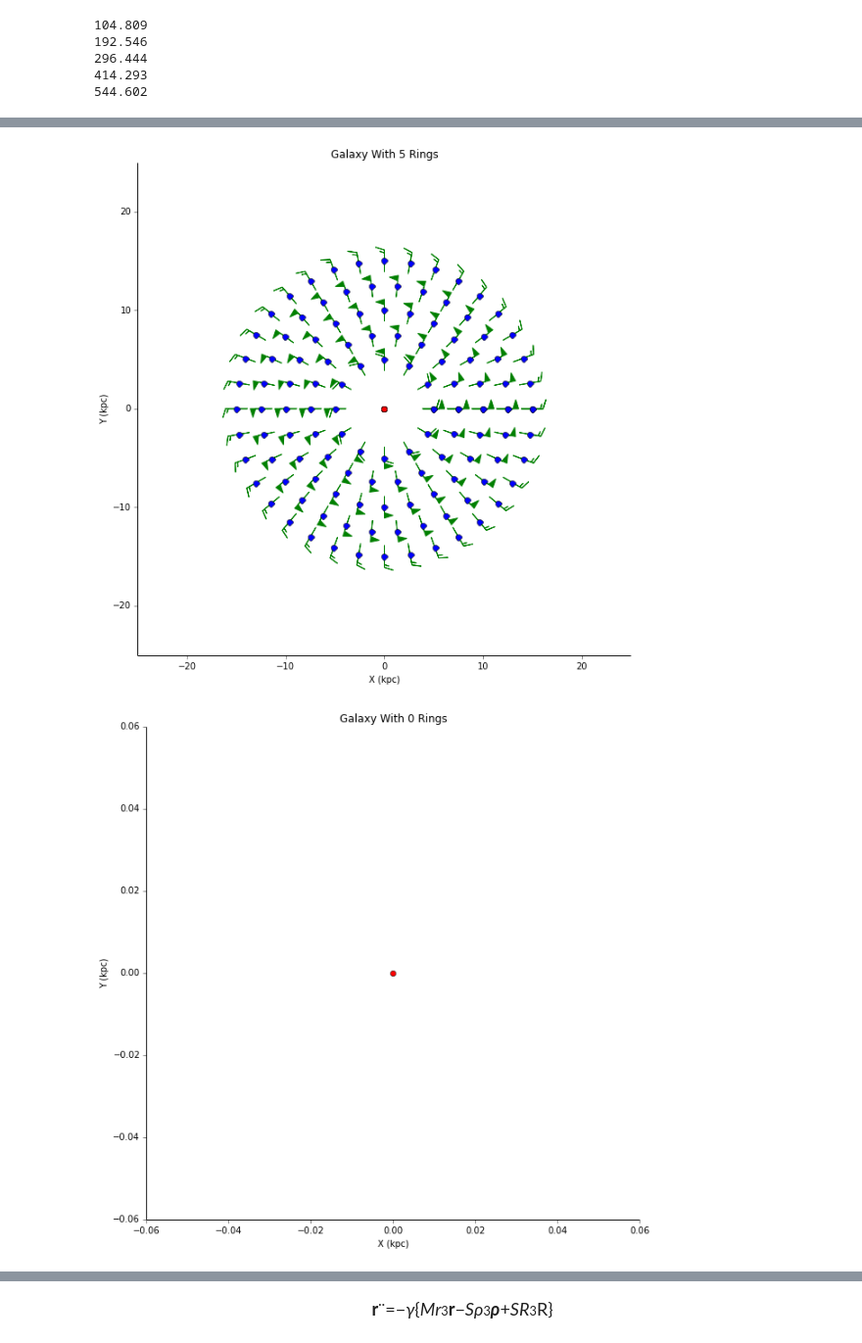
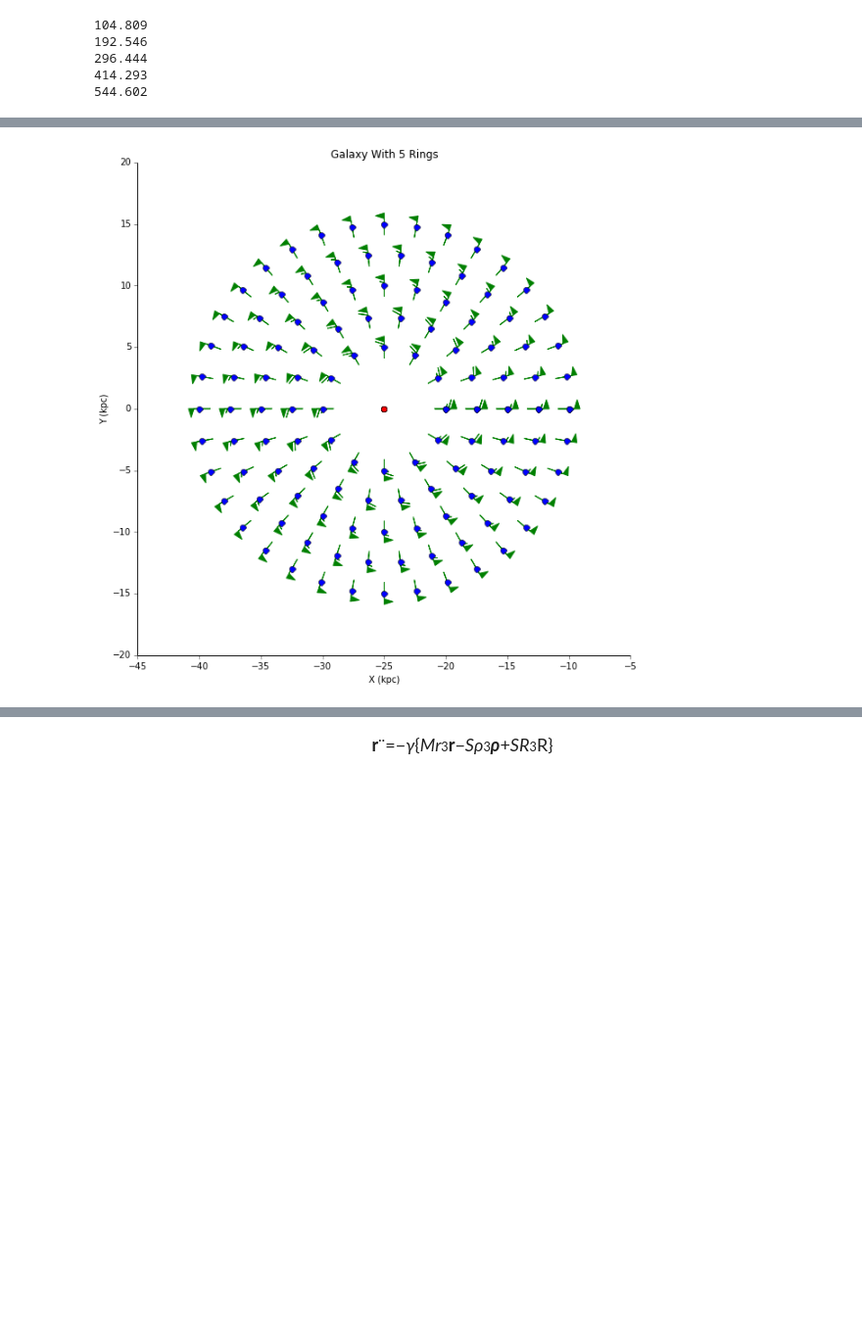
Before and after one commit to callen09/PHYS202-S14, a Jupyter notebook: GalaxyMerger/GalaxyMergerWork.ipynb, the cells around one changed output, grey strips where cells are left out. Shown at 98% size. Saved outputs shown, nothing was run; the diff lists cells and outputs as text; code cells hidden in the pictures; blank space fills up the shorter version.

```diff
--- a/GalaxyMerger/GalaxyMergerWork.ipynb
+++ b/GalaxyMerger/GalaxyMergerWork.ipynb
@@ -97,38 +100,39 @@ class Orbital(object):
         x = r*np.cos(t)
         y = r*np.sin(t)
 
-        xstar = r*np.cos(tstar) #Puts the stars into rings
+        xstar = r*np.cos(tstar)-25 #Puts the stars into rings
         ystar = r*np.sin(tstar) #Puts the stars into rings
 
 
         P = Period(r,LargeMass) #Utilizes the above period function
         initVel = (2*np.pi*r)/P #Dist/Time
-        vx = initVel*np.cos(tstar) #Initial velocity in x
-        vy = initVel*np.sin(tstar) #Intital velcity in y
+        initVel2 = initVel*1e2
+        vx = -initVel2*np.cos(tstar) #Initial velocity in x
+        vy = initVel2*np.sin(tstar) #Intital velcity in y
 
         #plt.plot(x,y,'k-',label = "Orbital Ring") #If we want to draw a circle in addition to the star markers
         plt.plot(xstar,ystar,'bo',markersize = 7,label = 'Stars')
-        plt.plot(0,0,'ro')
-        plt.xlim(-25,25) #The limits are the R0 distance given in Toomre and Toomre, for the purposes of visualization.
-        plt.ylim(-25,25)
+        plt.plot(-25,0,'ro')
+
 
         X,Y = xstar,ystar
         U,V = vx,vy
-        plt.barbs(X,Y,-U,-V,flagcolor='g',barb_increments=dict(half=0.05, full=0.1, flag=0.2),flip_barb=True,length=7,pivot='middle') #This plots a vector field showing the initial rotation of the orbitals.
+        plt.barbs(X,Y,U,-V,flagcolor='g',barb_increments=dict(half=4, full=9, flag=15),flip_barb=True,length=7,pivot='middle') #This plots a vector field showing the initial rotation of the orbitals.
 
 
     def Stars(self): #Generates an array containing the star positions, and associated velocities, w.r.t. time.
         r = self.position*R_min
         P = Period(r,LargeMass) #Utilizes the above period function
-        initVel = (2*np.pi*r)/P #Dist/Time
+        initVel = (2*np.pi*r)/P #Dist/Time - kpc/YRe6
+        initVel2 = initVel*1e2 #To get the velocity of the stars onto the same scale as the galactic orbit velocity scale, need to multiply by 10**2
 
         n = 360/self.objects #Used to generate stars again
         tstar = np.arange(0.,2*np.pi+0.1,n*np.pi/180+0.1)
-        xstar = r*np.cos(tstar)
+        xstar = r*np.cos(tstar)-25
         ystar = r*np.sin(tstar)
 
-        vx = initVel*np.cos(tstar) #Initial velocity in x
-        vy = initVel*np.sin(tstar) #Intital velcity in y
+        vx = -initVel2*np.cos(tstar) #Initial velocity in x
+        vy = initVel2*np.sin(tstar) #Intital velcity in y
 
         return np.array([xstar,ystar,vx,vy]) #The goal is the pass this array into the deriv function, much like we did with the damped projectile motion
 # %%
@@ -176,32 +178,31 @@ Orbital 2
 # %%
 def Galaxy(i):
     """Generates a galaxy with i rings based on the Orbital Class.
 
     Displays a graph with all the orbital rings on one graph, generating an image of the simplified circular galaxy."""
     plt.figure(figsize=(10,10),dpi=80) #Makes the graph large and square to properly show our mock circular galaxy
     ax = plt.gca()
     ax.tick_params(direction='out',top=False,right=False) #Cleans up the graph axes
     ax.spines['top'].set_visible(False)
     ax.spines['right'].set_visible(False)
 
     plt.xlabel('X (kpc)') #The distances are measured in kpc, with the center at the origin.
     plt.ylabel('Y (kpc)')
     plt.title('Galaxy With %i Rings' %(i))
 
 
-    for j in range(0,i+1): #For each ring up to the specified ring
-        if j == 0: #In the case of the companion galaxy, we don't want it to have any orbital rings, but it still has a center.
-            plt.plot(0,0,'ro') #Plots the center for a visual
-        else:
-            Orbital_j = Orbital("Orbital %s" %(j),j,(0.2+(j-1)*0.1),12+(j-1)*6) #Generates a ring based on the Orbital Class that has the proper characteristics based on ring number j
-            Orbital_j.picture() #Adds the orbital image to the graph
-            Orbital_j.Stars() #Generates the relevant data for each ring
-            #print "Orbital %i Data" %(j) #Print statements in case they are needed.
-            #print Orbital_j.Stars()
-            #print
+    for j in range(1,i+1): #For each ring up to the specified ring
+        #if j == 0: #In the case of the companion galaxy, we don't want it to have any orbital rings, but it still has a center.
+            #plt.plot(0,0,'ro')
+            #plt.show();#Plots the center for a visual
+        #else:
+        Orbital_j = Orbital("Orbital %s" %(j),j,(0.2+(j-1)*0.1),12+(j-1)*6) #Generates a ring based on the Orbital Class that has the proper characteristics based on ring number j
+        Orbital_j.picture() #Adds the orbital image to the graph
+        Orbital_j.Stars() #Generates the relevant data for each ring
+        #print "Orbital %i Data" %(j) #Print statements in case they are needed.
+        #print Orbital_j.Stars()
+        #print
 
 Galaxy(5)
-Galaxy(0)
 # %% [output]
-[figure, old version]
+[figure, new version]
-[figure, removed]
```
Also changed, not shown: parts of 16 cells of this notebook, 1 other file.
